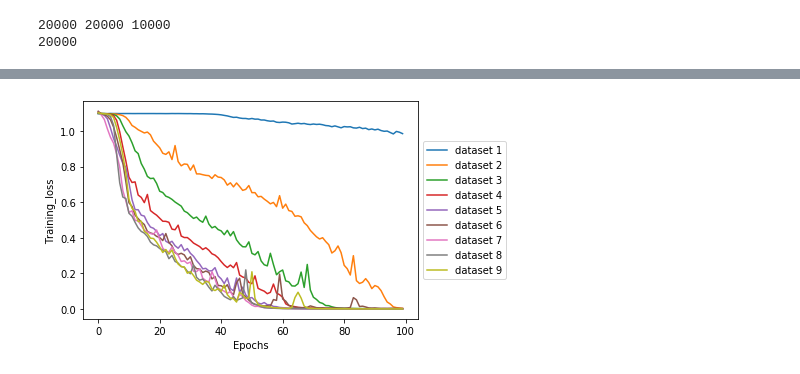
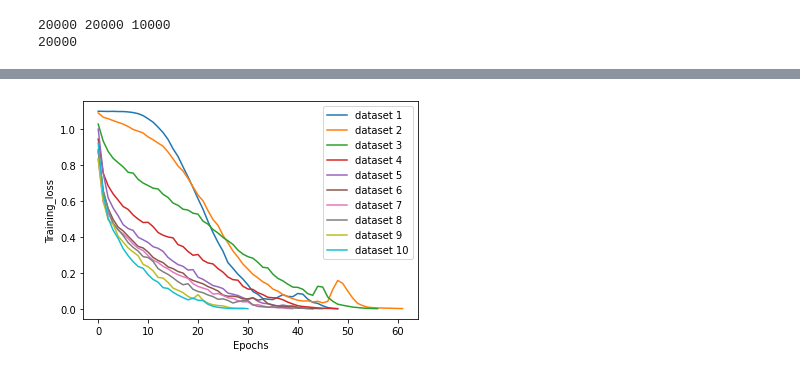
Before and after one commit to lnpandey/IITM_Research_Interpretability_of_Attention_Networks, a Jupyter notebook: CODS_COMAD/CIN/CIFAR_10k_simple_cnn_2layers.ipynb, the cells around one changed output, grey strips where cells are left out. Cells and saved outputs as stored; diff of their text form; code cells hidden in the pictures.

```diff
--- a/CODS_COMAD/CIN/CIFAR_10k_simple_cnn_2layers.ipynb
+++ b/CODS_COMAD/CIN/CIFAR_10k_simple_cnn_2layers.ipynb
@@ -151,0 +198,4 @@ def create_avg_image_from_mosaic_dataset(mosaic_dataset,labels,foreground_index,
+# %%
+mean_train = torch.mean(mosaic_list_of_images[0:10000], dim=0, keepdims= True)
+std_train = torch.std(mosaic_list_of_images[0:10000], dim=0, keepdims= True)
+mosaic_list_of_images = (mosaic_list_of_images - mean_train) / std_train
@@ -152,4 +207,5 @@ def create_avg_image_from_mosaic_dataset(mosaic_dataset,labels,foreground_index,
 # %%
+avg_image_dataset_0 , labels_0,  fg_index_0 = create_avg_image_from_mosaic_dataset(mosaic_list_of_images[0:10000], mosaic_label[0:10000], fore_idx[0:10000] , 0)
 avg_image_dataset_1 , labels_1,  fg_index_1 = create_avg_image_from_mosaic_dataset(mosaic_list_of_images[0:10000], mosaic_label[0:10000], fore_idx[0:10000] , 1)
 avg_image_dataset_2 , labels_2,  fg_index_2 = create_avg_image_from_mosaic_dataset(mosaic_list_of_images[0:10000], mosaic_label[0:10000], fore_idx[0:10000] , 2)
 avg_image_dataset_3 , labels_3,  fg_index_3 = create_avg_image_from_mosaic_dataset(mosaic_list_of_images[0:10000], mosaic_label[0:10000], fore_idx[0:10000] , 3)
@@ -161,3 +217,14 @@ avg_image_dataset_8 , labels_8,  fg_index_8 = create_avg_image_from_mosaic_datas
 avg_image_dataset_9 , labels_9,  fg_index_9 = create_avg_image_from_mosaic_dataset(mosaic_list_of_images[0:10000], mosaic_label[0:10000], fore_idx[0:10000] , 9)
 
 test_dataset_10 , labels_10 , fg_index_10 = create_avg_image_from_mosaic_dataset(mosaic_list_of_images[10000:20000], mosaic_label[10000:20000], fore_idx[10000:20000] , 9)
+
+# avg_image_dataset_1 = torch.stack(avg_image_dataset_1)
+# avg_image_dataset_2 = torch.stack(avg_image_dataset_2)
+# avg_image_dataset_3 = torch.stack(avg_image_dataset_3)
+# avg_image_dataset_4 = torch.stack(avg_image_dataset_4)
+# avg_image_dataset_5 = torch.stack(avg_image_dataset_5)
+# avg_image_dataset_6 = torch.stack(avg_image_dataset_6)
+# avg_image_dataset_7 = torch.stack(avg_image_dataset_7)
+# avg_image_dataset_8 = torch.stack(avg_image_dataset_8)
+# avg_image_dataset_9 = torch.stack(avg_image_dataset_9)
+# test_dataset_10 = torch.stack(test_dataset_10)
@@ -313,7 +429,7 @@ def train_all(trainloader, ds_number, testloader_list):
     inc = inc.to("cuda")
 
     criterion_inception = nn.CrossEntropyLoss()
-    optimizer_inception = optim.SGD(inc.parameters(), lr=0.01, momentum=0.9)
+    optimizer_inception = optim.Adam(inc.parameters(), lr=0.001 ) #, momentum=0.9)
 
     acti = []
     loss_curi = []
@@ -340,22 +456,19 @@ def train_all(trainloader, ds_number, testloader_list):
             # print statistics
             running_loss += loss.item()
             if i % 10 == 9:    # print every 10 mini-batches
-                print('[%d, %5d] loss: %.3f' %
-                      (epoch + 1, i + 1, running_loss / 10))
+                print('[%d, %5d] loss: %.3f' %(epoch + 1, i + 1, running_loss / 10))
                 ep_lossi.append(running_loss/10) # loss per minibatch
                 running_loss = 0.0
 
         loss_curi.append(np.mean(ep_lossi))   #loss per epoch
-        if(np.mean(ep_lossi)<= 0.001):
+        print("Epoch_Loss: ",np.round(np.mean(ep_lossi),5))
+        if(np.mean(ep_lossi) <= 0.005):
           break
-    #     if (epoch%5 == 0):
-    #         _,actis= inc(inputs)
-    #         acti.append(actis)
 
 
 
     print('Finished Training')
-    # torch.save(inc.state_dict(),"/content/drive/My Drive/Research/Experiments on CIFAR mosaic/Exp_3_Attention_models_on_9_datasets_made_from_10k_mosaic_on_simple_network/weights/train_dataset_"+str(ds_number)+"_"+str(epochs)+".pt")
+    # torch.save(inc.state_dict(),"/content/drive/My Drive/Research/Experiments on CIFAR mosaic/Exp_2_Attention_models_on_9_datasets_made_from_10k_mosaic/weights/train_dataset_"+str(ds_number)+"_"+str(epochs)+".pt")
 
     correct = 0
     total = 0
@@ -379,9 +492,10 @@ def train_all(trainloader, ds_number, testloader_list):
 # %%
 train_loss_all=[]
 
-testloader_list= [ testloader_1, testloader_2, testloader_3, testloader_4, testloader_5, testloader_6,
+testloader_list= [ testloader_0, testloader_1, testloader_2, testloader_3, testloader_4, testloader_5, testloader_6,
                  testloader_7, testloader_8, testloader_9, testloader_10]
 
+train_loss_all.append(train_all(trainloader_0, 0, testloader_list))
 train_loss_all.append(train_all(trainloader_1, 1, testloader_list))
 train_loss_all.append(train_all(trainloader_2, 2, testloader_list))
 train_loss_all.append(train_all(trainloader_3, 3, testloader_list))
@@ -412,15 +528,13 @@ Accuracy of the network on the 10000 test dataset 10: 91 %
 # %%
-%matplotlib inline
-
 fig = plt.figure()
 for i,j in enumerate(train_loss_all):
     plt.plot(j,label ="dataset "+str(i+1))
 
 
 plt.xlabel("Epochs")
 plt.ylabel("Training_loss")
 
-plt.legend(loc='center left', bbox_to_anchor=(1, 0.5))
+plt.legend()
 fig.savefig("Figure.pdf")
 # %% [output]
-[figure, old version]
+[figure, new version]
```
Also changed, not shown: parts of 30 cells of this notebook, 2 other files.
